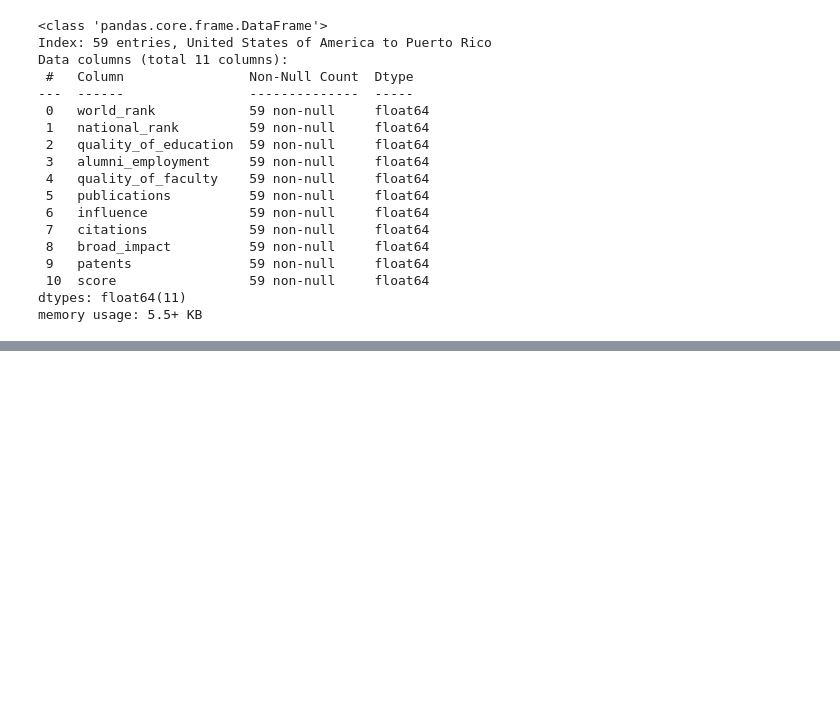
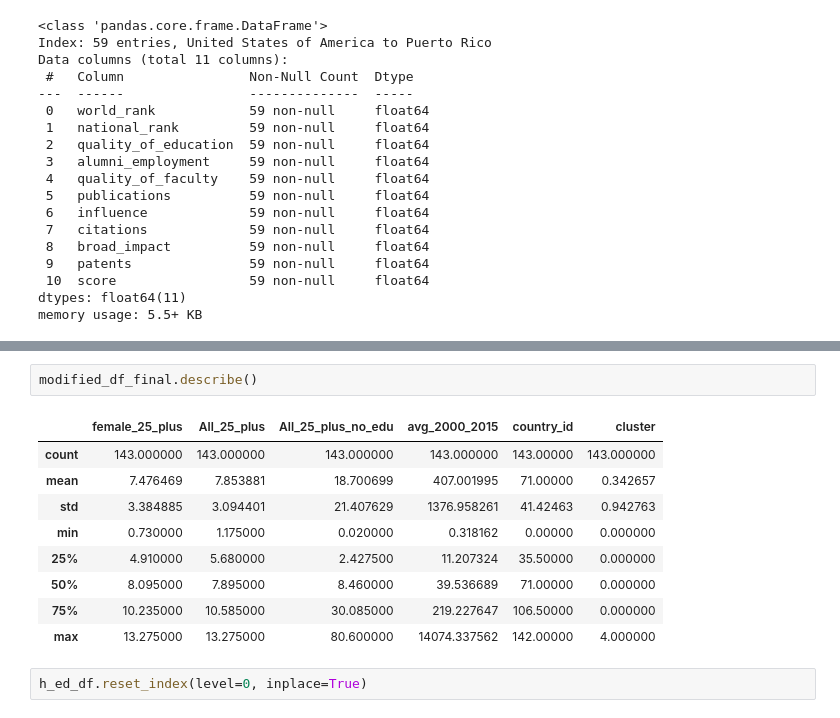
Before and after one commit to bluewallumich/Predicting-Educational-Outcomes, a Jupyter notebook: Milestone II Project v1.ipynb, the cells around one changed output, grey strips where cells are left out. Saved outputs shown, nothing was run; the diff lists cells and outputs as text; blank space fills up the shorter version.

```diff
--- a/Milestone II Project v1.ipynb
+++ b/Milestone II Project v1.ipynb
@@ -372,0 +382,14 @@ h_ed_df.cov()
+# %%
+modified_df_final.describe()
+# %% [output]
+|  | female_25_plus | All_25_plus | All_25_plus_no_edu | avg_2000_2015 | country_id | cluster |
+| count | 143.000000 | 143.000000 | 143.000000 | 143.000000 | 143.00000 | 143.000000 |
+| mean | 7.476469 | 7.853881 | 18.700699 | 407.001995 | 71.00000 | 0.342657 |
+| std | 3.384885 | 3.094401 | 21.407629 | 1376.958261 | 41.42463 | 0.942763 |
+| min | 0.730000 | 1.175000 | 0.020000 | 0.318162 | 0.00000 | 0.000000 |
+| 25% | 4.910000 | 5.680000 | 2.427500 | 11.207324 | 35.50000 | 0.000000 |
+| 50% | 8.095000 | 7.895000 | 8.460000 | 39.536689 | 71.00000 | 0.000000 |
+| 75% | 10.235000 | 10.585000 | 30.085000 | 219.227647 | 106.50000 | 0.000000 |
+| max | 13.275000 | 13.275000 | 80.600000 | 14074.337562 | 142.00000 | 4.000000 |
+# %%
+h_ed_df.reset_index(level=0, inplace=True)
```
Also changed, not shown: parts of 2 cells of this notebook.
